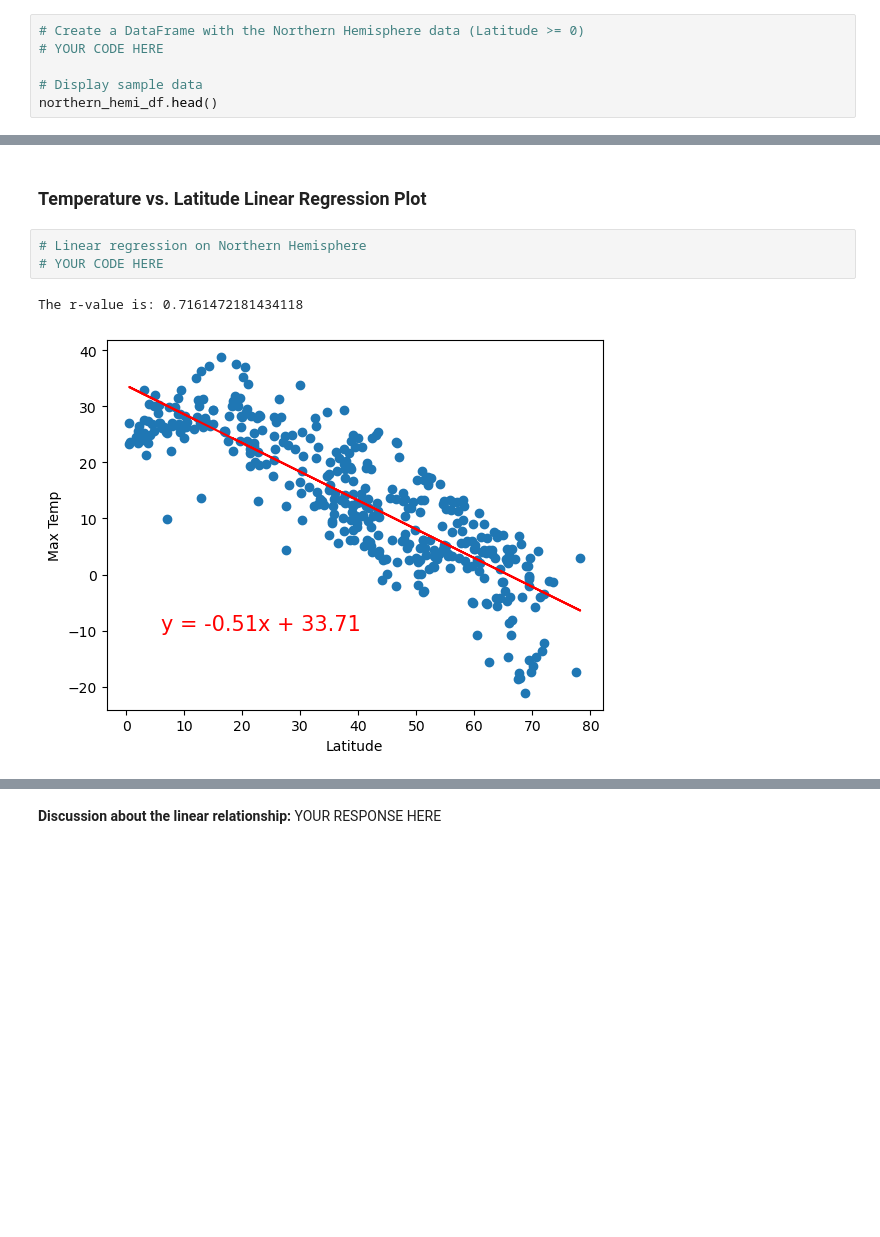
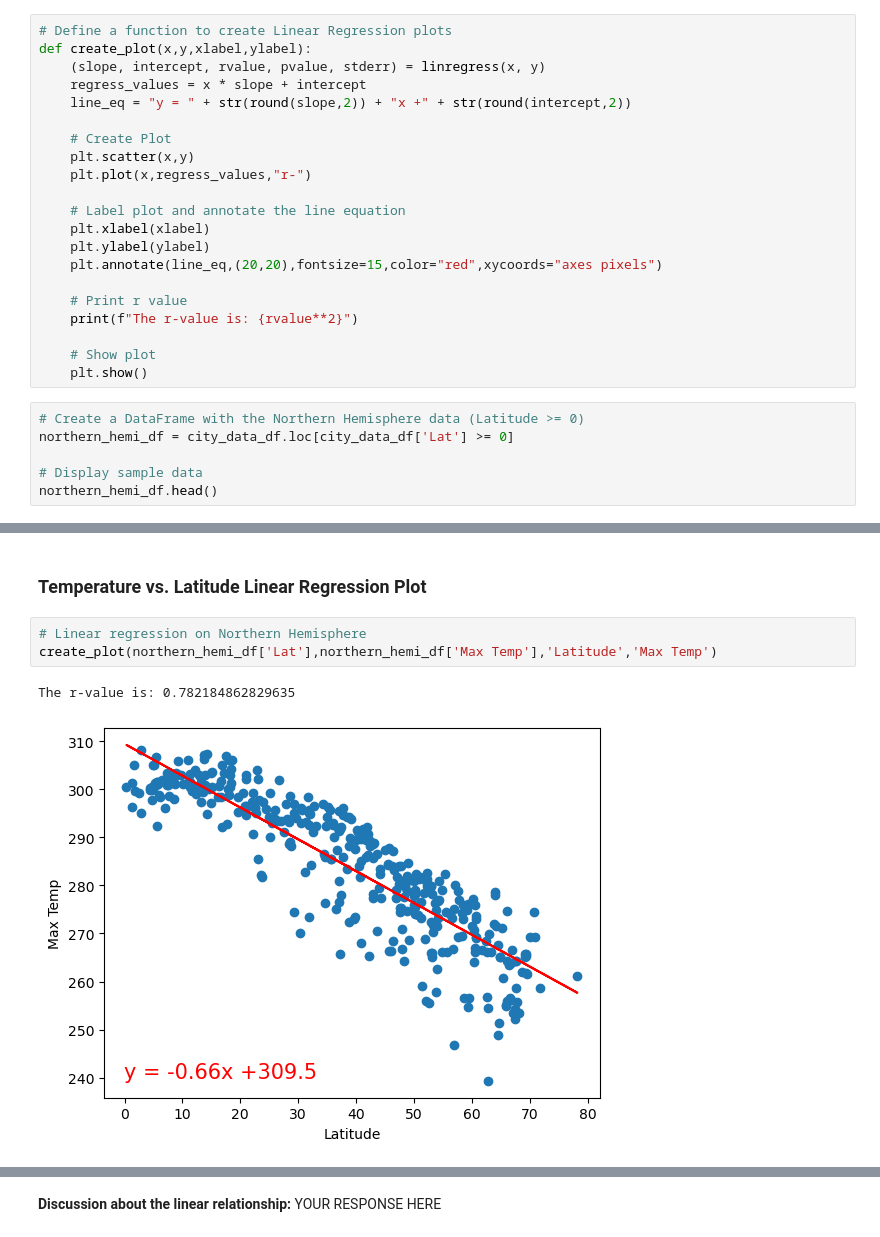
Before and after one commit to cmoeglin1/python-api-challenge, a Jupyter notebook: WeatherPy.ipynb, the cells around one changed output, grey strips where cells are left out. Saved outputs shown, nothing was run; the diff lists cells and outputs as text; blank space fills up the shorter version.

```diff
--- a/WeatherPy.ipynb
+++ b/WeatherPy.ipynb
@@ -287,6 +284,27 @@ plt.show()
+# %%
+# Define a function to create Linear Regression plots
+def create_plot(x,y,xlabel,ylabel):
+    (slope, intercept, rvalue, pvalue, stderr) = linregress(x, y)
+    regress_values = x * slope + intercept
+    line_eq = "y = " + str(round(slope,2)) + "x +" + str(round(intercept,2))
+
+    # Create Plot
+    plt.scatter(x,y)
+    plt.plot(x,regress_values,"r-")
+
+    # Label plot and annotate the line equation
+    plt.xlabel(xlabel)
+    plt.ylabel(ylabel)
+    plt.annotate(line_eq,(20,20),fontsize=15,color="red",xycoords="axes pixels")
+
+    # Print r value
+    print(f"The r-value is: {rvalue**2}")
+
+    # Show plot
+    plt.show()
 # %%
 # Create a DataFrame with the Northern Hemisphere data (Latitude >= 0)
-# YOUR CODE HERE
+northern_hemi_df = city_data_df.loc[city_data_df['Lat'] >= 0]
 
 # Display sample data
 northern_hemi_df.head()
@@ -316,9 +334,9 @@ southern_hemi_df.head()
 ###  Temperature vs. Latitude Linear Regression Plot
 # %%
 # Linear regression on Northern Hemisphere
-# YOUR CODE HERE
+create_plot(northern_hemi_df['Lat'],northern_hemi_df['Max Temp'],'Latitude','Max Temp')
 # %% [output]
-The r-value is: 0.7161472181434118
+The r-value is: 0.782184862829635
-[figure, old version]
+[figure, new version]
 # %%
 # Linear regression on Southern Hemisphere
```
Also changed, not shown: parts of 16 cells of this notebook.
